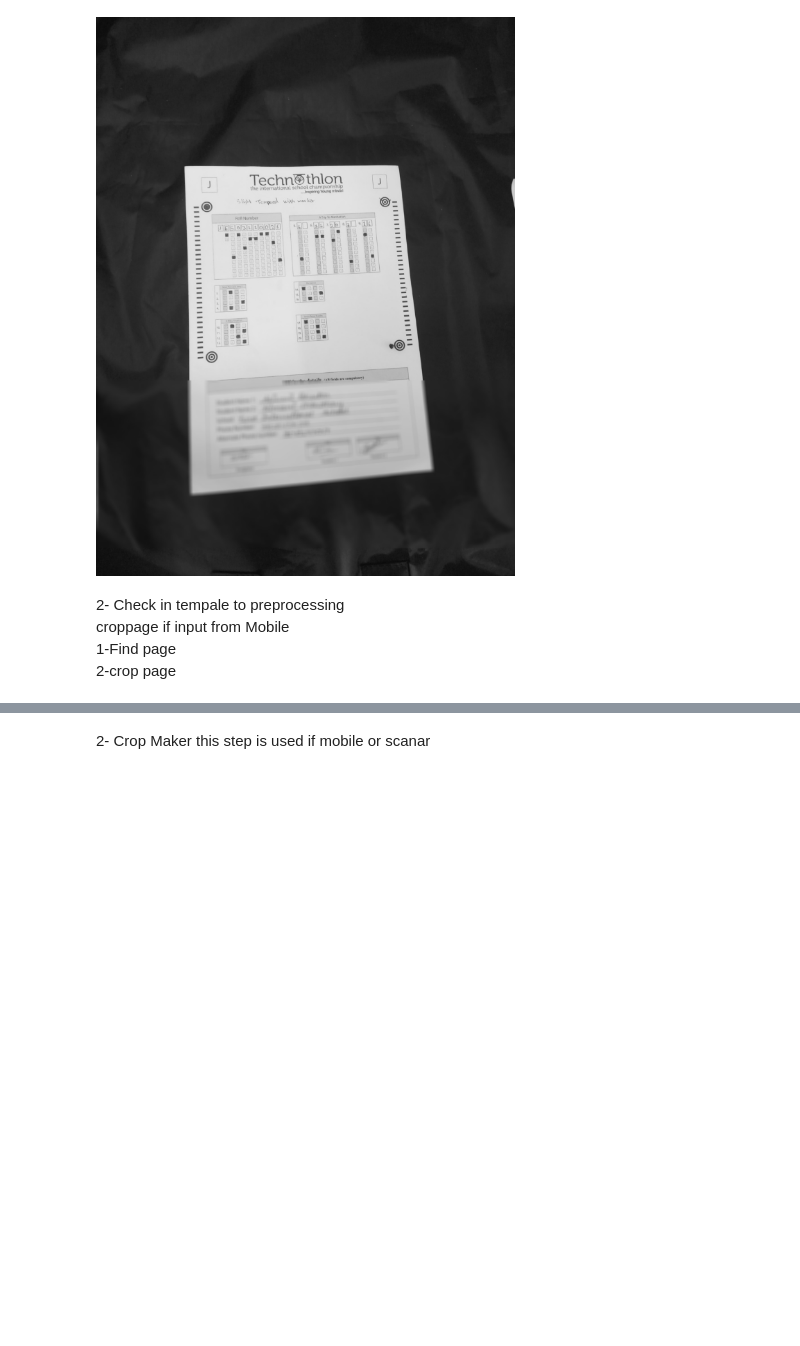
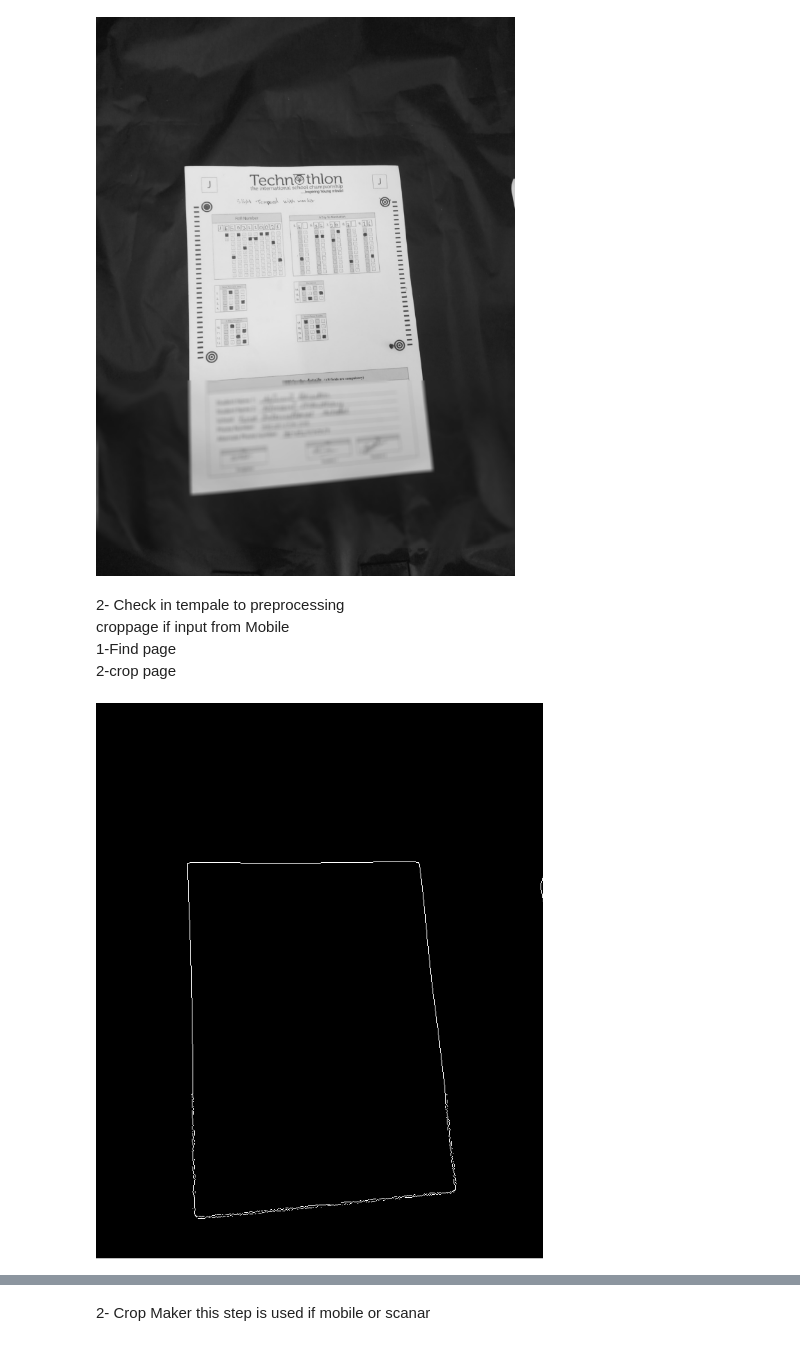
Before and after one commit to Udayraj123/OMRChecker, a Jupyter notebook: OMR.ipynb, the cells around one changed output, grey strips where cells are left out. Cells and saved outputs as stored; diff of their text form; code cells hidden in the pictures; blank space fills up the shorter version.

```diff
--- a/OMR.ipynb
+++ b/OMR.ipynb
@@ -22,8 +22,10 @@ display(Image.fromarray(image))
     1-Find page <br />
     2-crop page
 # %%
-image =cv2.imread("findpagecrop.jpg", cv2.IMREAD_GRAYSCALE)
+image =cv2.imread("findpagecrop.png", cv2.IMREAD_GRAYSCALE)
 display(Image.fromarray(image))
+# %% [output]
+[figure, added]
 # %%
 image =cv2.imread("imagwaftercrop-mobile.jpg", cv2.IMREAD_GRAYSCALE)
 display(Image.fromarray(image))
```
Also changed, not shown: parts of 24 cells of this notebook, 2 other files.
